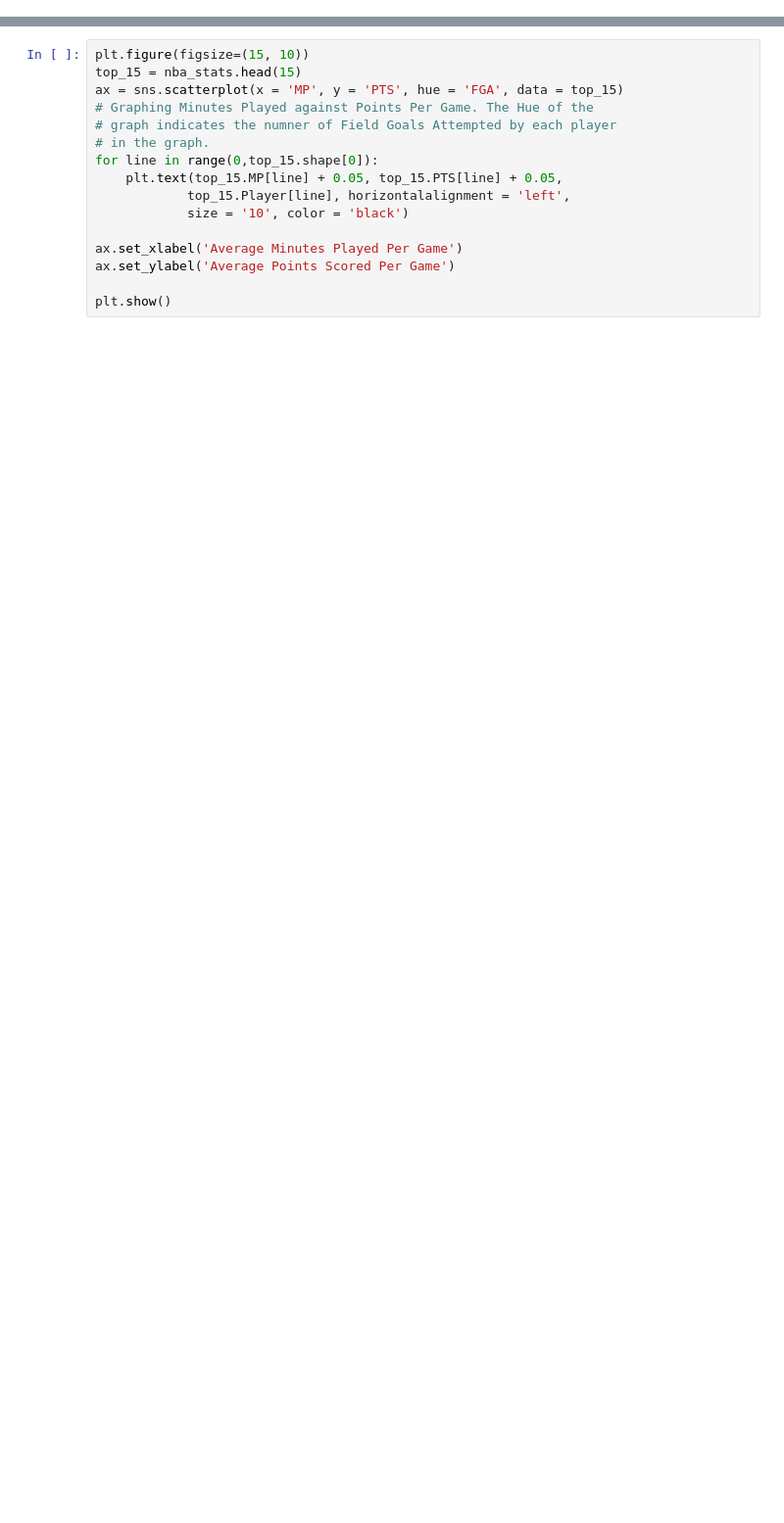
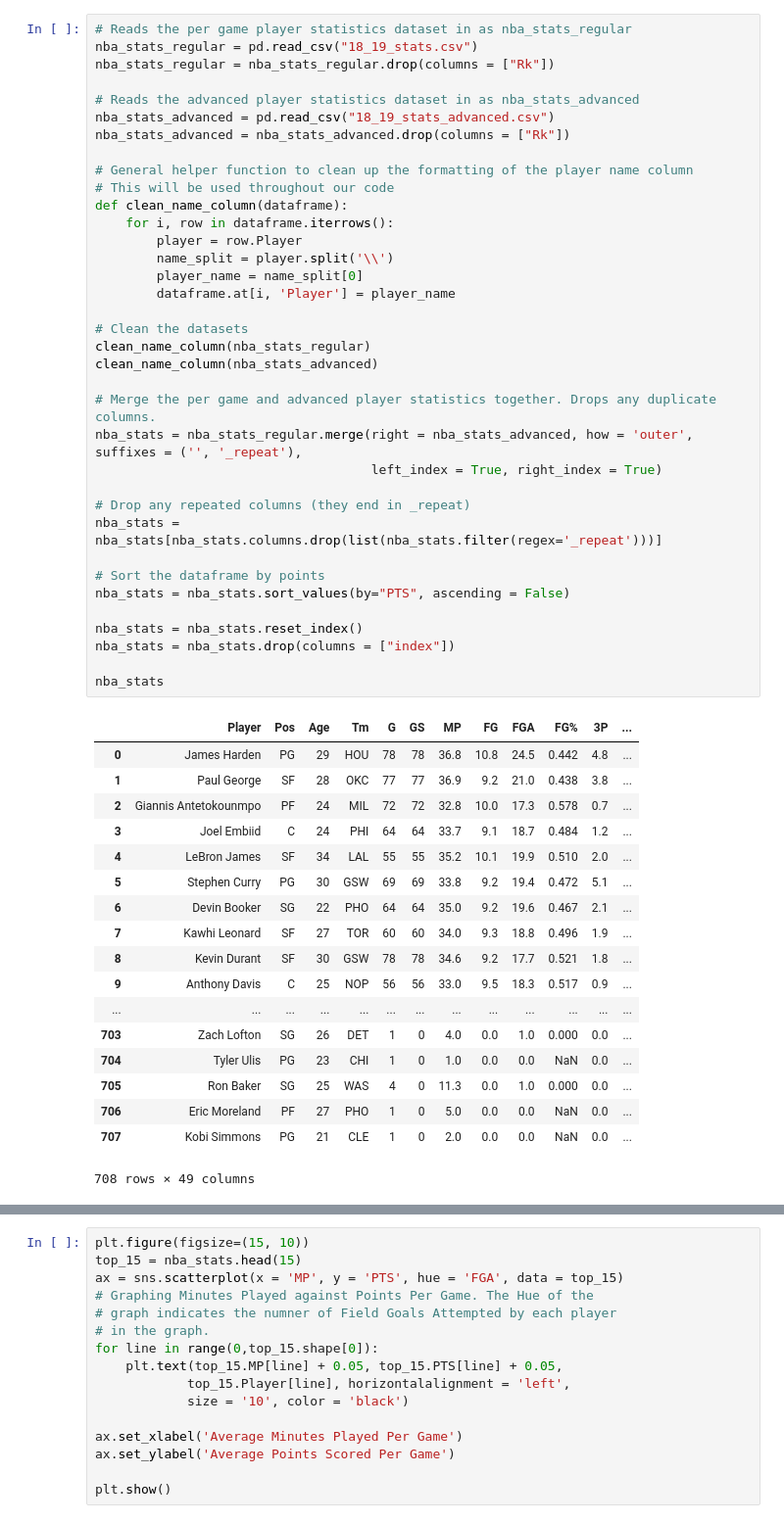
Before and after one commit to Ajnbro/nba320.github.io, a Jupyter notebook: Final Project Notebook.ipynb, the cells around one changed output, grey strips where cells are left out. Shown at 98% size. Saved outputs shown, nothing was run; the diff lists cells and outputs as text; blank space fills up the shorter version.

Commit message:
Formatting / initial descriptions

```diff
--- a/Final Project Notebook.ipynb
+++ b/Final Project Notebook.ipynb
@@ -69,0 +42,55 @@ Explanation of these stats:
+# %%
+# Reads the per game player statistics dataset in as nba_stats_regular
+nba_stats_regular = pd.read_csv("18_19_stats.csv")
+nba_stats_regular = nba_stats_regular.drop(columns = ["Rk"])
+
+# Reads the advanced player statistics dataset in as nba_stats_advanced
+nba_stats_advanced = pd.read_csv("18_19_stats_advanced.csv")
+nba_stats_advanced = nba_stats_advanced.drop(columns = ["Rk"])
+
+# General helper function to clean up the formatting of the player name column
+# This will be used throughout our code
+def clean_name_column(dataframe):
+    for i, row in dataframe.iterrows():
+        player = row.Player
+        name_split = player.split('\\')
+        player_name = name_split[0]
+        dataframe.at[i, 'Player'] = player_name
+
+# Clean the datasets
+clean_name_column(nba_stats_regular)
+clean_name_column(nba_stats_advanced)
+
+# Merge the per game and advanced player statistics together. Drops any duplicate columns.
+nba_stats = nba_stats_regular.merge(right = nba_stats_advanced, how = 'outer', suffixes = ('', '_repeat'),
+                                    left_index = True, right_index = True)
+
+# Drop any repeated columns (they end in _repeat)
+nba_stats = nba_stats[nba_stats.columns.drop(list(nba_stats.filter(regex='_repeat')))]
+
+# Sort the dataframe by points
+nba_stats = nba_stats.sort_values(by="PTS", ascending = False)
+
+nba_stats = nba_stats.reset_index()
+nba_stats = nba_stats.drop(columns = ["index"])
+
+nba_stats
+# %% [output]
+|  | Player | Pos | Age | Tm | G | GS | MP | FG | FGA | FG% | 3P | ... |
+| 0 | James Harden | PG | 29 | HOU | 78 | 78 | 36.8 | 10.8 | 24.5 | 0.442 | 4.8 | ... |
+| 1 | Paul George | SF | 28 | OKC | 77 | 77 | 36.9 | 9.2 | 21.0 | 0.438 | 3.8 | ... |
+| 2 | Giannis Antetokounmpo | PF | 24 | MIL | 72 | 72 | 32.8 | 10.0 | 17.3 | 0.578 | 0.7 | ... |
+| 3 | Joel Embiid | C | 24 | PHI | 64 | 64 | 33.7 | 9.1 | 18.7 | 0.484 | 1.2 | ... |
+| 4 | LeBron James | SF | 34 | LAL | 55 | 55 | 35.2 | 10.1 | 19.9 | 0.510 | 2.0 | ... |
+| 5 | Stephen Curry | PG | 30 | GSW | 69 | 69 | 33.8 | 9.2 | 19.4 | 0.472 | 5.1 | ... |
+| 6 | Devin Booker | SG | 22 | PHO | 64 | 64 | 35.0 | 9.2 | 19.6 | 0.467 | 2.1 | ... |
+| 7 | Kawhi Leonard | SF | 27 | TOR | 60 | 60 | 34.0 | 9.3 | 18.8 | 0.496 | 1.9 | ... |
+| 8 | Kevin Durant | SF | 30 | GSW | 78 | 78 | 34.6 | 9.2 | 17.7 | 0.521 | 1.8 | ... |
+| 9 | Anthony Davis | C | 25 | NOP | 56 | 56 | 33.0 | 9.5 | 18.3 | 0.517 | 0.9 | ... |
+| ... | ... | ... | ... | ... | ... | ... | ... | ... | ... | ... | ... | ... |
+| 703 | Zach Lofton | SG | 26 | DET | 1 | 0 | 4.0 | 0.0 | 1.0 | 0.000 | 0.0 | ... |
+| 704 | Tyler Ulis | PG | 23 | CHI | 1 | 0 | 1.0 | 0.0 | 0.0 | NaN | 0.0 | ... |
+| 705 | Ron Baker | SG | 25 | WAS | 4 | 0 | 11.3 | 0.0 | 1.0 | 0.000 | 0.0 | ... |
+| 706 | Eric Moreland | PF | 27 | PHO | 1 | 0 | 5.0 | 0.0 | 0.0 | NaN | 0.0 | ... |
+| 707 | Kobi Simmons | PG | 21 | CLE | 1 | 0 | 2.0 | 0.0 | 0.0 | NaN | 0.0 | ... |
+708 rows × 49 columns
```
Also changed, not shown: parts of 17 cells of this notebook, 1 other file.
